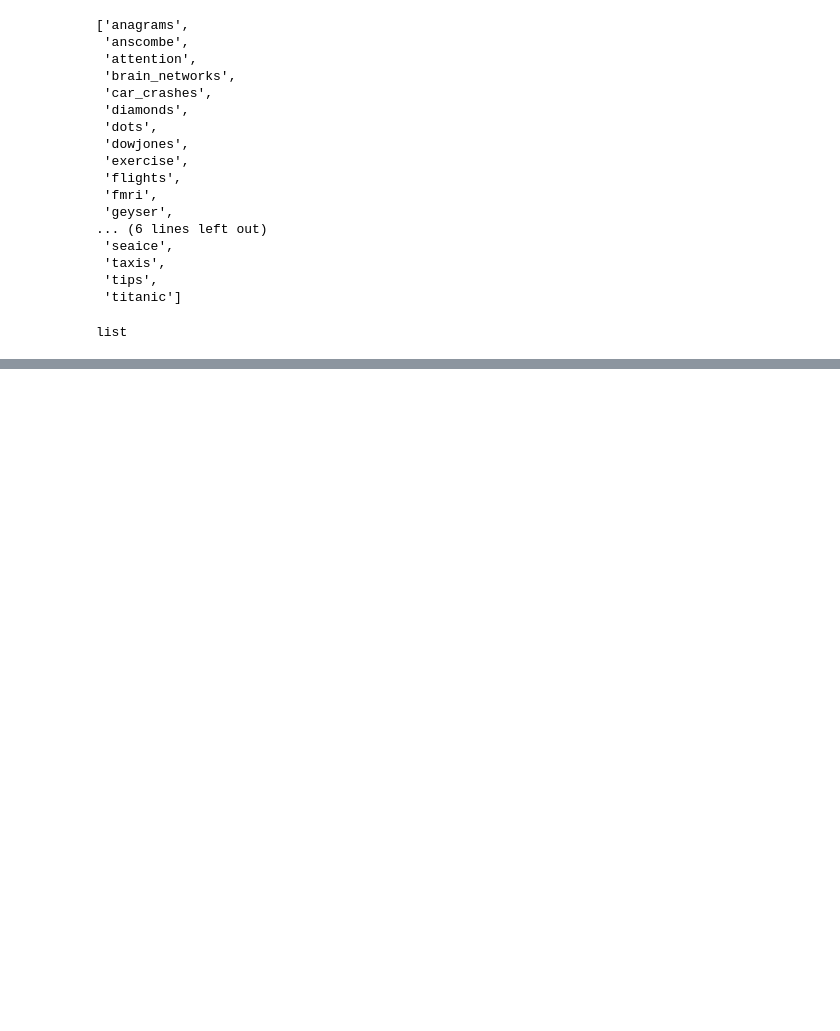
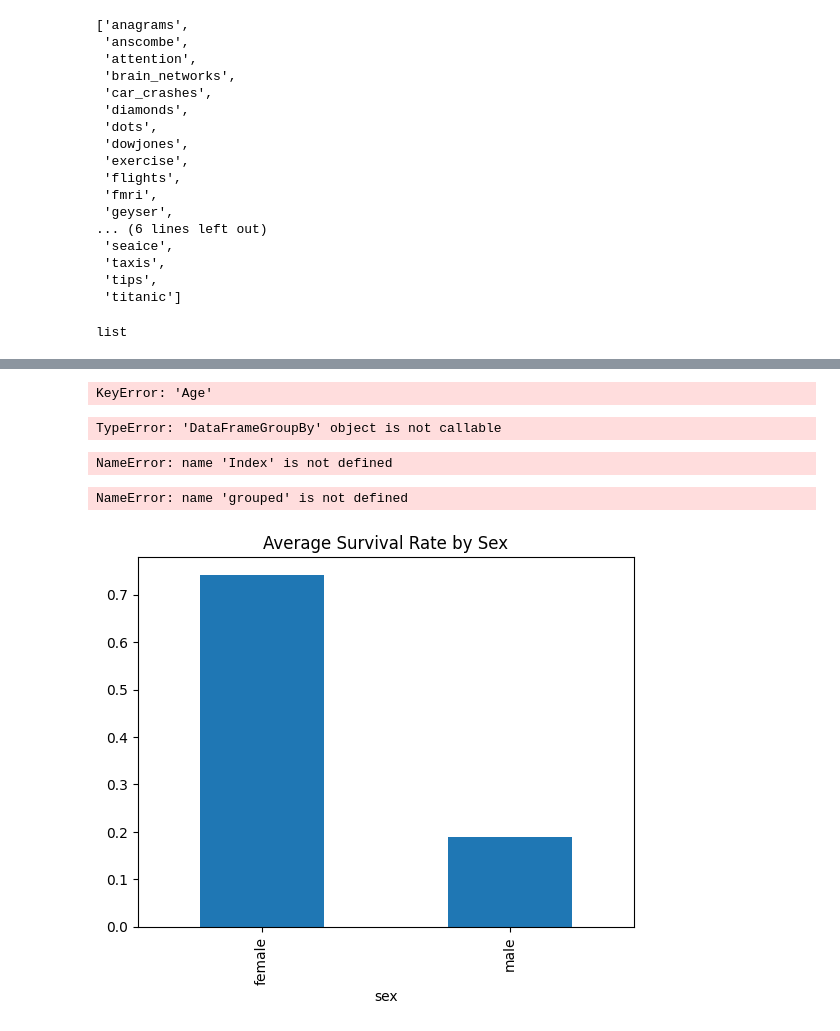
Before and after one commit to sabrina-corona-94/big-data-applications-02.02.26, a Jupyter notebook: jupyter_notebooks/.ipynb, the cells around one changed output, grey strips where cells are left out. Drawn from its saved outputs; the diff is of its cells as text; code cells hidden in the pictures; blank space fills up the shorter version.

```diff
--- a/jupyter_notebooks/.ipynb
+++ b/jupyter_notebooks/.ipynb
@@ -348,0 +660,13 @@ print (F"seborn python library contains {len(set(sns.get_dataset_names))}")
+# %%
+by_group = df.groupby(by=['Age'])['Sex'].mean()
+by_group.values
+# %% [output]
+KeyError: 'Age'
+# %%
+grouped = df.groupby('age') ('survived'). mean()
+# %% [output]
+TypeError: 'DataFrameGroupBy' object is not callable
+# %%
+plt.bar(by_group, Index, by_group. values)
+# %% [output]
+NameError: name 'Index' is not defined
@@ -348,0 +676,19 @@ print (F"seborn python library contains {len(set(sns.get_dataset_names))}")
+# %%
+grouped.plot(kind='bar')
+# %% [output]
+NameError: name 'grouped' is not defined
+# %%
+import pandas as pd
+import seaborn as sns
+import matplotlib.pyplot as plt
+
+df = sns.load_dataset('titanic')
+
+grouped = df.groupby('sex')['survived'].mean()
+
+grouped.plot(kind='bar')
+
+plt.title("Average Survival Rate by Sex")
+plt.show()
+# %% [output]
+[figure, added]
```
Also changed, not shown: parts of 43 cells of this notebook.
